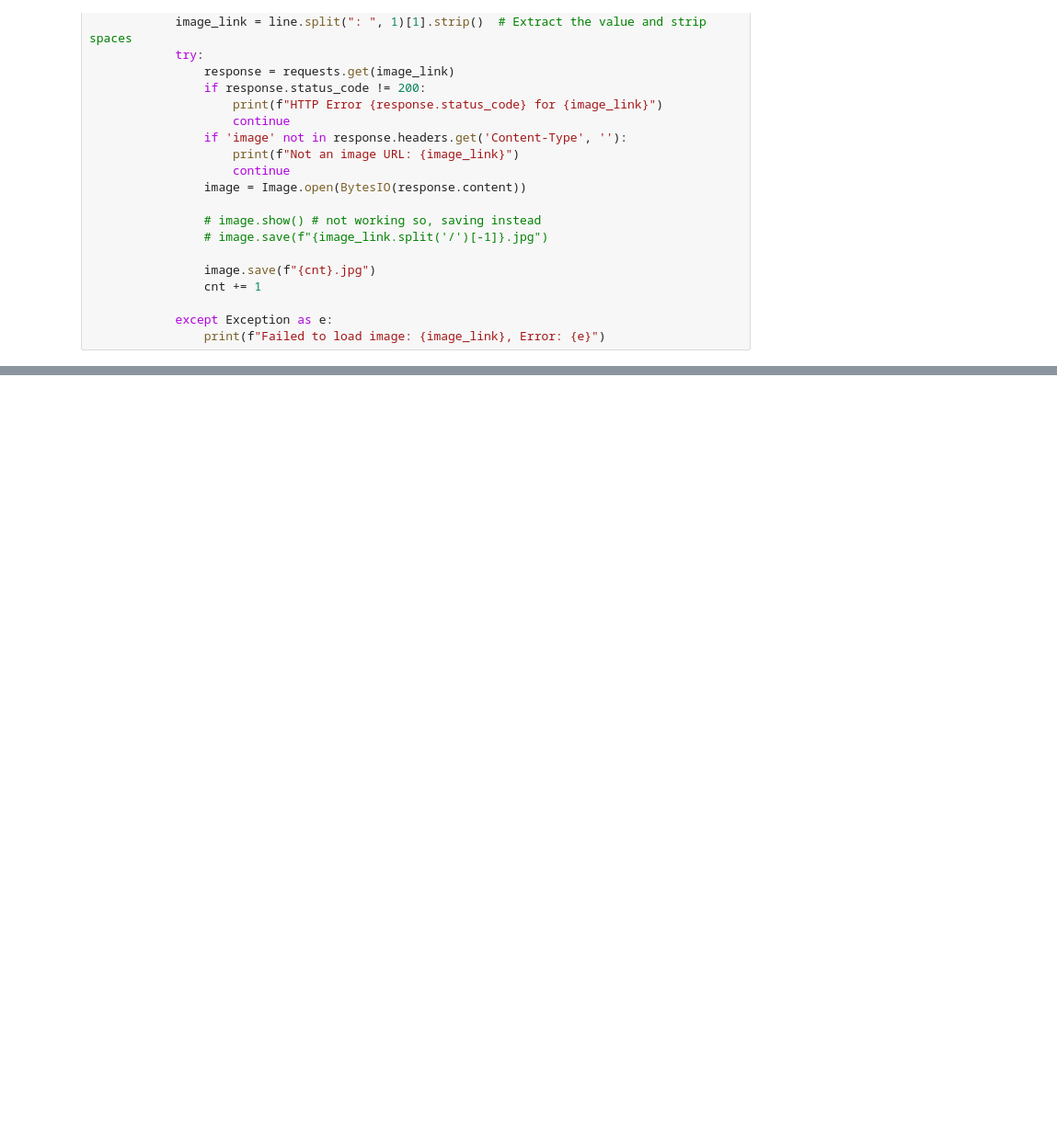
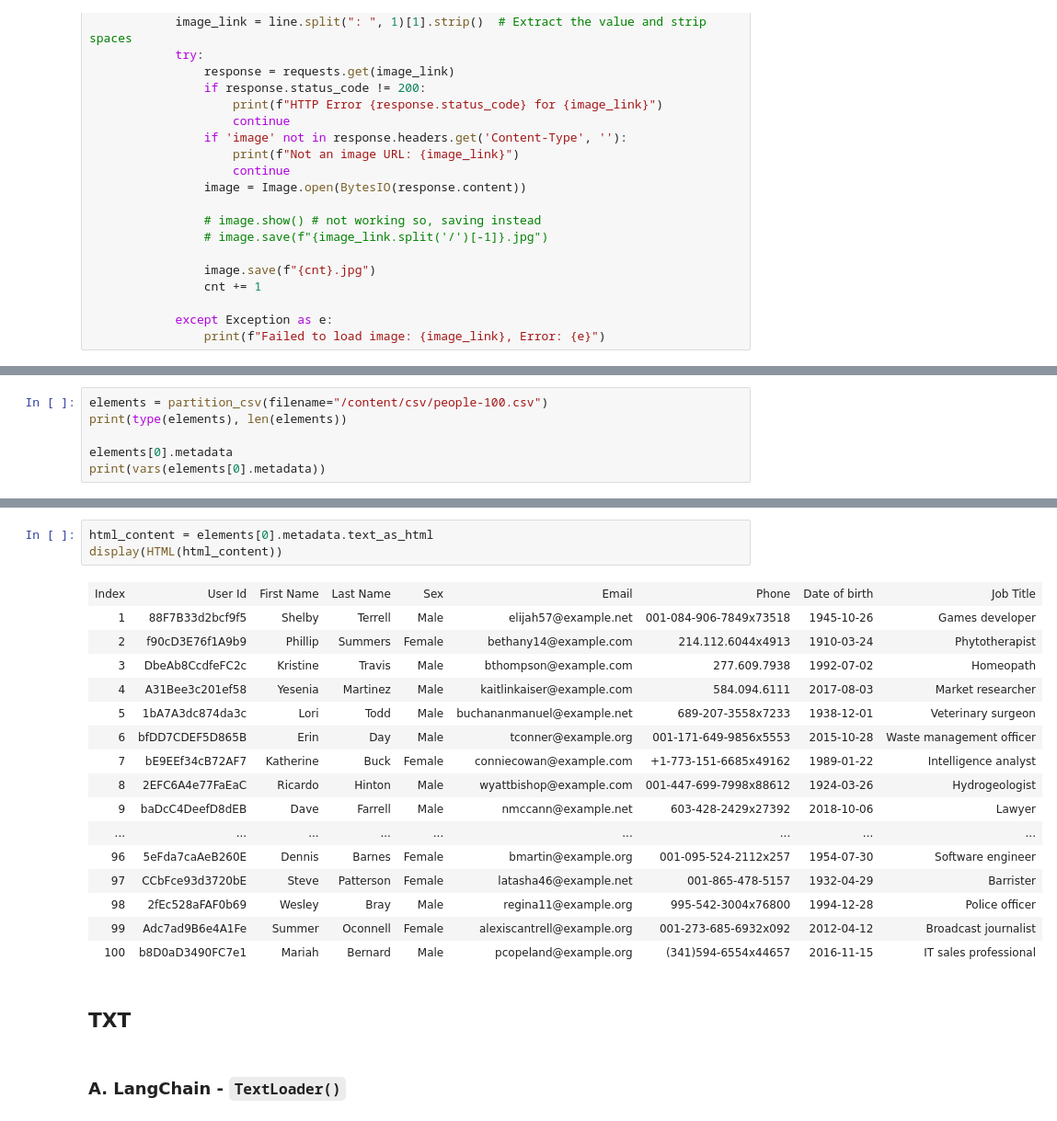
Before and after one commit to giriraj191/transferspace, a Jupyter notebook: src/data_parsing.ipynb, the cells around one changed output, grey strips where cells are left out. Shown: that part at 92% size. Drawn from its saved outputs; the diff is of its cells as text; blank space fills up the shorter version.

```diff
--- a/src/data_parsing.ipynb
+++ b/src/data_parsing.ipynb
@@ -138,0 +147,6 @@ for doc in docs[:5]:
+# %%
+elements = partition_csv(filename="/content/csv/people-100.csv")
+print(type(elements), len(elements))
+
+elements[0].metadata
+print(vars(elements[0].metadata))
@@ -138,0 +156,24 @@ for doc in docs[:5]:
+# %%
+html_content = elements[0].metadata.text_as_html
+display(HTML(html_content))
+# %% [output]
+| Index | User Id | First Name | Last Name | Sex | Email | Phone | Date of birth | Job Title |
+| 1 | 88F7B33d2bcf9f5 | Shelby | Terrell | Male | elijah57@example.net | 001-084-906-7849x73518 | 1945-10-26 | Games developer |
+| 2 | f90cD3E76f1A9b9 | Phillip | Summers | Female | bethany14@example.com | 214.112.6044x4913 | 1910-03-24 | Phytotherapist |
+| 3 | DbeAb8CcdfeFC2c | Kristine | Travis | Male | bthompson@example.com | 277.609.7938 | 1992-07-02 | Homeopath |
+| 4 | A31Bee3c201ef58 | Yesenia | Martinez | Male | kaitlinkaiser@example.com | 584.094.6111 | 2017-08-03 | Market researcher |
+| 5 | 1bA7A3dc874da3c | Lori | Todd | Male | buchananmanuel@example.net | 689-207-3558x7233 | 1938-12-01 | Veterinary surgeon |
+| 6 | bfDD7CDEF5D865B | Erin | Day | Male | tconner@example.org | 001-171-649-9856x5553 | 2015-10-28 | Waste management officer |
+| 7 | bE9EEf34cB72AF7 | Katherine | Buck | Female | conniecowan@example.com | +1-773-151-6685x49162 | 1989-01-22 | Intelligence analyst |
+| 8 | 2EFC6A4e77FaEaC | Ricardo | Hinton | Male | wyattbishop@example.com | 001-447-699-7998x88612 | 1924-03-26 | Hydrogeologist |
+| 9 | baDcC4DeefD8dEB | Dave | Farrell | Male | nmccann@example.net | 603-428-2429x27392 | 2018-10-06 | Lawyer |
+| ... | ... | ... | ... | ... | ... | ... | ... | ... |
+| 96 | 5eFda7caAeB260E | Dennis | Barnes | Female | bmartin@example.org | 001-095-524-2112x257 | 1954-07-30 | Software engineer |
+| 97 | CCbFce93d3720bE | Steve | Patterson | Female | latasha46@example.net | 001-865-478-5157 | 1932-04-29 | Barrister |
+| 98 | 2fEc528aFAF0b69 | Wesley | Bray | Male | regina11@example.org | 995-542-3004x76800 | 1994-12-28 | Police officer |
+| 99 | Adc7ad9B6e4A1Fe | Summer | Oconnell | Female | alexiscantrell@example.org | 001-273-685-6932x092 | 2012-04-12 | Broadcast journalist |
+| 100 | b8D0aD3490FC7e1 | Mariah | Bernard | Male | pcopeland@example.org | (341)594-6554x44657 | 2016-11-15 | IT sales professional |
+# %% [markdown]
+## TXT
+# %% [markdown]
+### A. LangChain - `TextLoader()`
```
Also changed, not shown: parts of 12 cells of this notebook.
